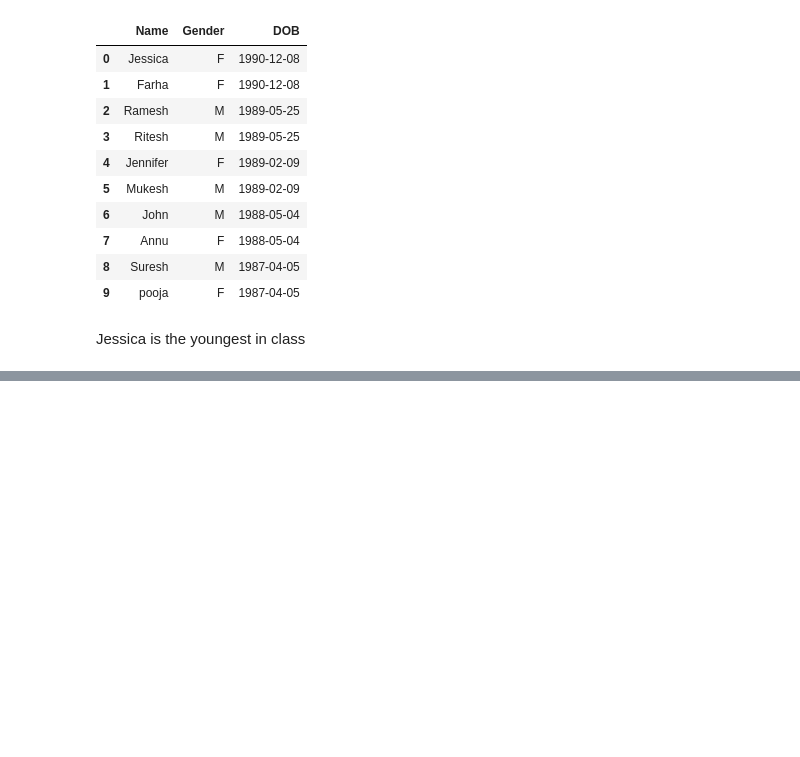
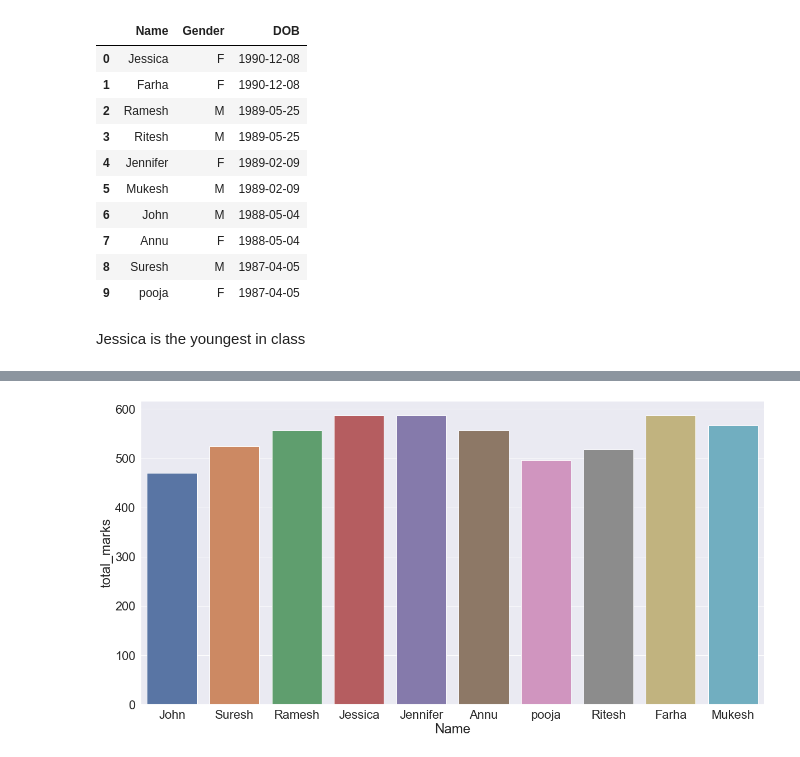
Before and after one commit to HemantPatar/Project-DYnamics-M20, a Jupyter notebook: Project 1 ( EDA with MySQL)folderwith (TXT file with SQLcodes & ipynb file with EDA)/Project 1 ( EDA with MySQL) .ipynb, the cells around one changed output, grey strips where cells are left out. Saved outputs shown, nothing was run; the diff lists cells and outputs as text; code cells hidden in the pictures; blank space fills up the shorter version.

```diff
--- a/Project 1 ( EDA with MySQL)folderwith (TXT file with SQLcodes & ipynb file with EDA)/Project 1 ( EDA with MySQL) .ipynb
+++ b/Project 1 ( EDA with MySQL)folderwith (TXT file with SQLcodes & ipynb file with EDA)/Project 1 ( EDA with MySQL) .ipynb
@@ -246,0 +331,8 @@ con.close;
+# %%
+#lets compare the total marks of each student
+plt.figure(figsize=(20,10))
+sns.set(font_scale=2)
+sns.barplot(x=df["Name"],y=df["total_marks"],data=df)
+plt.show()
+# %% [output]
+[figure, added]
```
Also changed, not shown: parts of 8 cells of this notebook.
